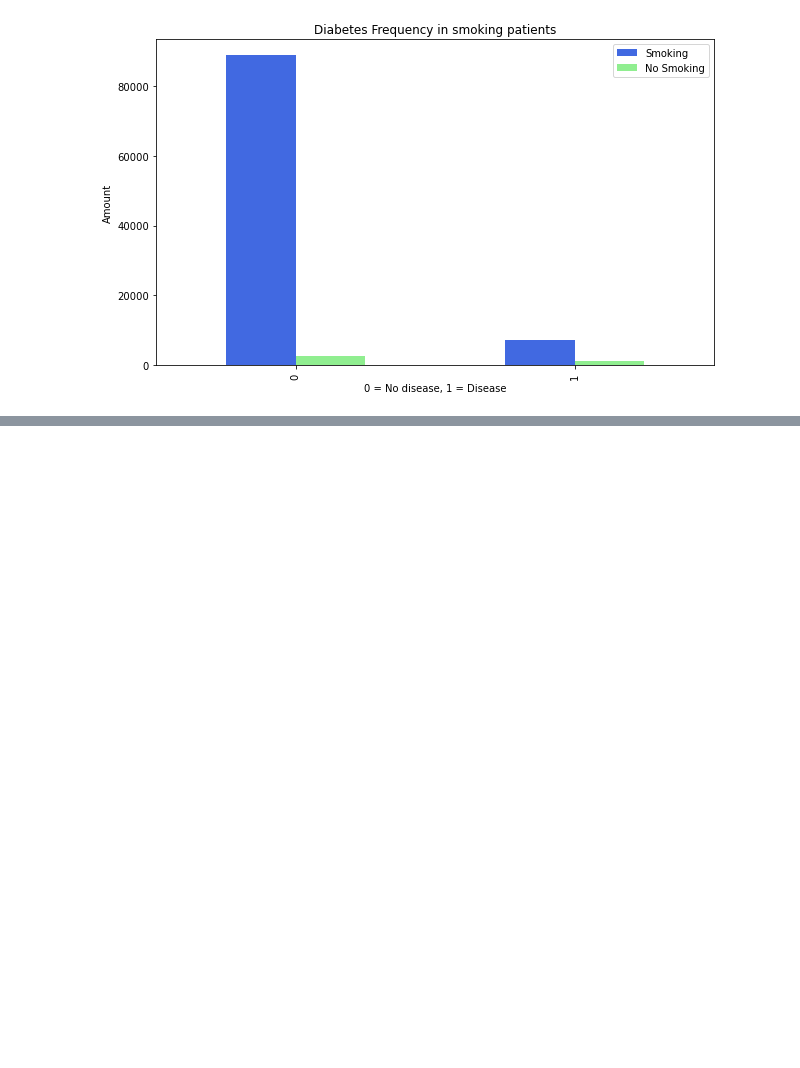
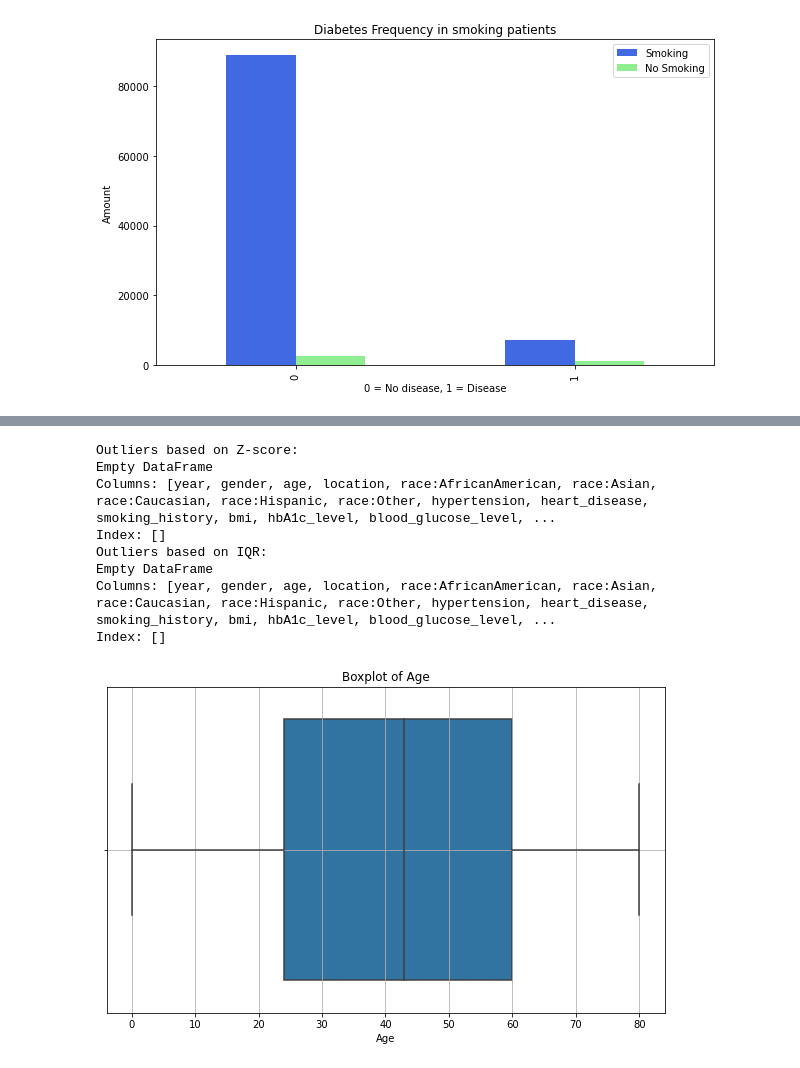
Before and after one commit to yadavLakshay/SDS-CP011-predicting-diabetes, a Jupyter notebook: notebooks/gabriela-olguin/gabriela_notebook.ipynb, the cells around one changed output, grey strips where cells are left out. Drawn from its saved outputs; the diff is of its cells as text; code cells hidden in the pictures; blank space fills up the shorter version.

```diff
--- a/notebooks/gabriela-olguin/gabriela_notebook.ipynb
+++ b/notebooks/gabriela-olguin/gabriela_notebook.ipynb
@@ -493,0 +481,16 @@ plt.xticks;
+# %%
+
+# Function to classify diabetes type
+def classify_diabetes(row):
+    if row['blood_glucose_level'] >= 126 or row['hbA1c_level'] >= 6.5:
+        if row['age'] < 30:
+            return pd.Series([1, 0])  # Type I
+        else:
+            return pd.Series([0, 1])  # Type II
+    else:
+        return pd.Series([0, 0])  # No Diabetes
+
+# Apply classification and create two new columns
+df[['type_I', 'type_II']] = df.apply(classify_diabetes, axis=1)
+
+print(df)
@@ -493,0 +515,50 @@ plt.xticks;
+# %%
+#Detecting outliers
+
+
+# Age
+# Calculate the Z-scores
+df['z_score'] = (df['age'] - df['age'].mean()) / df['age'].std()
+
+# Define a threshold for Z-score
+threshold = 3  # Commonly used threshold
+
+# Identify outliers
+outliers_z_score = df[np.abs(df['z_score']) > threshold]
+
+print("Outliers based on Z-score:")
+print(outliers_z_score)
+
+# Calculate Q1 (25th percentile) and Q3 (75th percentile)
+Q1 = df['age'].quantile(0.25)
+Q3 = df['age'].quantile(0.75)
+IQR = Q3 - Q1
+
+# Define outlier boundaries
+lower_bound = Q1 - 1.5 * IQR
+upper_bound = Q3 + 1.5 * IQR
+
+# Identify outliers
+outliers_iqr = df[(df['age'] < lower_bound) | (df['age'] > upper_bound)]
+
+print("Outliers based on IQR:")
+print(outliers_iqr)
+
+#Boxplot visualization
+
+plt.figure(figsize=(10, 6))
+sns.boxplot(x=df['age'])
+plt.title('Boxplot of Age')
+plt.xlabel('Age')
+plt.grid(True)
+plt.show()
+# %% [output]
+Outliers based on Z-score:
+Empty DataFrame
+Columns: [year, gender, age, location, race:AfricanAmerican, race:Asian, race:Caucasian, race:Hispanic, race:Other, hypertension, heart_disease, smoking_history, bmi, hbA1c_level, blood_glucose_level, ...
+Index: []
+Outliers based on IQR:
+Empty DataFrame
+Columns: [year, gender, age, location, race:AfricanAmerican, race:Asian, race:Caucasian, race:Hispanic, race:Other, hypertension, heart_disease, smoking_history, bmi, hbA1c_level, blood_glucose_level, ...
+Index: []
+[figure, added]
```
Also changed, not shown: parts of 113 cells of this notebook.
